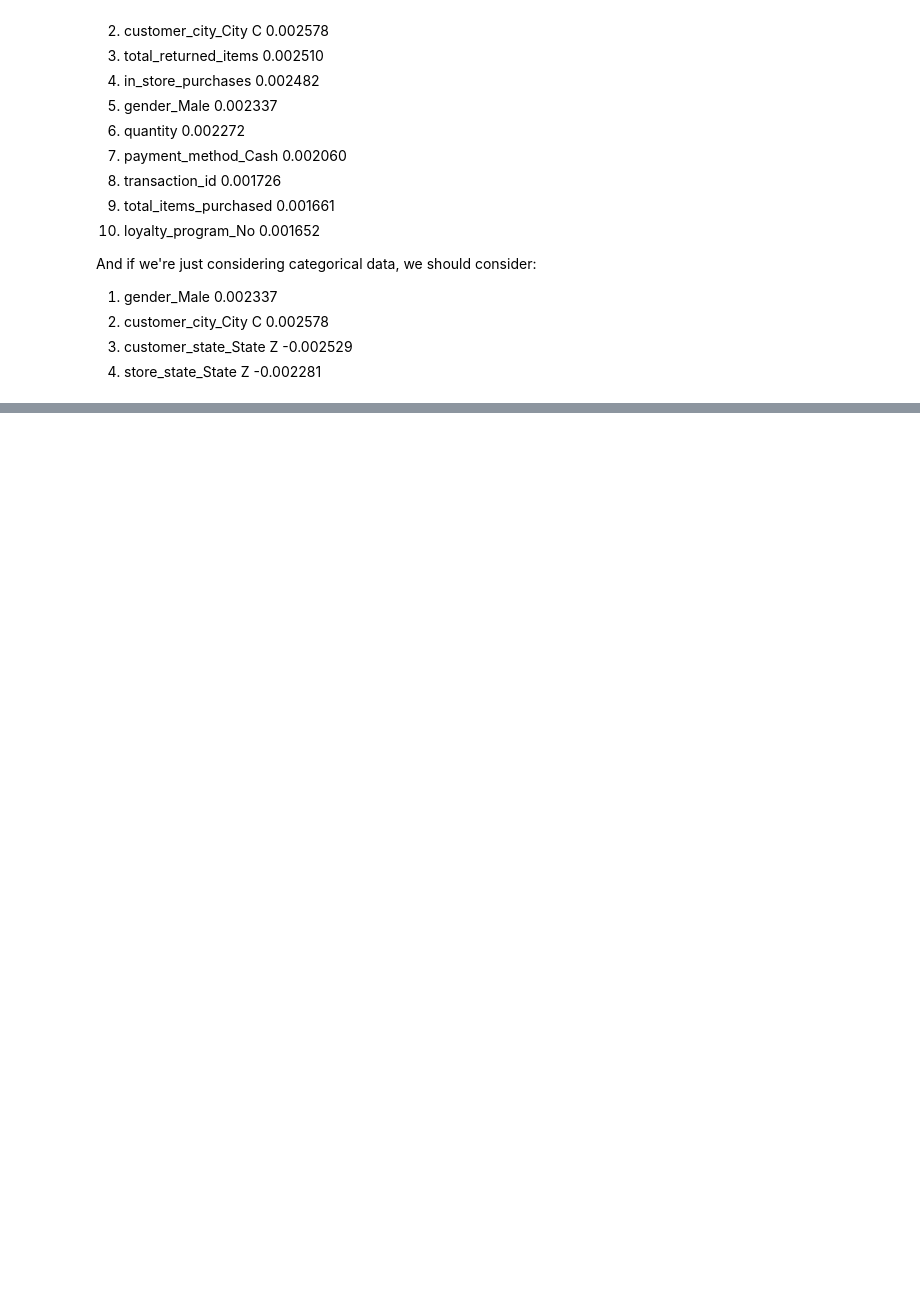
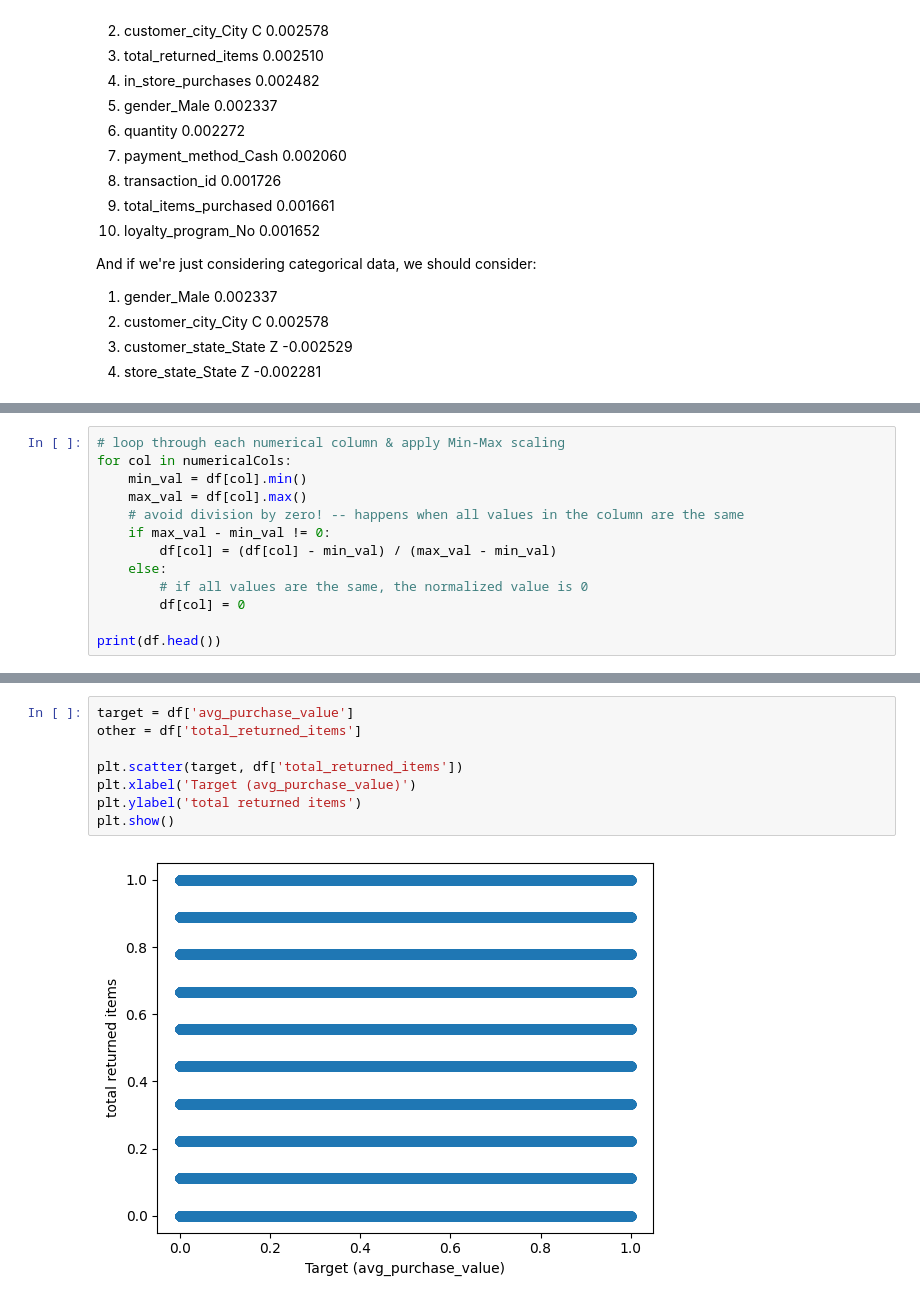
Before and after one commit to Kdixter/Kabir_Vohra_Urvashi_Balasubraniam_A1, a Jupyter notebook: retail_task/notebooks/data_exploration.ipynb, the cells around one changed output, grey strips where cells are left out. Cells and saved outputs as stored; diff of their text form; blank space fills up the shorter version.

Commit message:
visualisation attempt 1

```diff
--- a/retail_task/notebooks/data_exploration.ipynb
+++ b/retail_task/notebooks/data_exploration.ipynb
@@ -337,0 +373,13 @@ And if we're just considering categorical data, we should consider:
+# %%
+# loop through each numerical column & apply Min-Max scaling
+for col in numericalCols:
+    min_val = df[col].min()
+    max_val = df[col].max()
+    # avoid division by zero! -- happens when all values in the column are the same
+    if max_val - min_val != 0:
+        df[col] = (df[col] - min_val) / (max_val - min_val)
+    else:
+        # if all values are the same, the normalized value is 0
+        df[col] = 0
+
+print(df.head())
@@ -337,0 +417,10 @@ And if we're just considering categorical data, we should consider:
+# %%
+target = df['avg_purchase_value']
+other = df['total_returned_items']
+
+plt.scatter(target, df['total_returned_items'])
+plt.xlabel('Target (avg_purchase_value)')
+plt.ylabel('total returned items')
+plt.show()
+# %% [output]
+[figure, added]
```
Also changed, not shown: parts of 7 cells of this notebook.
